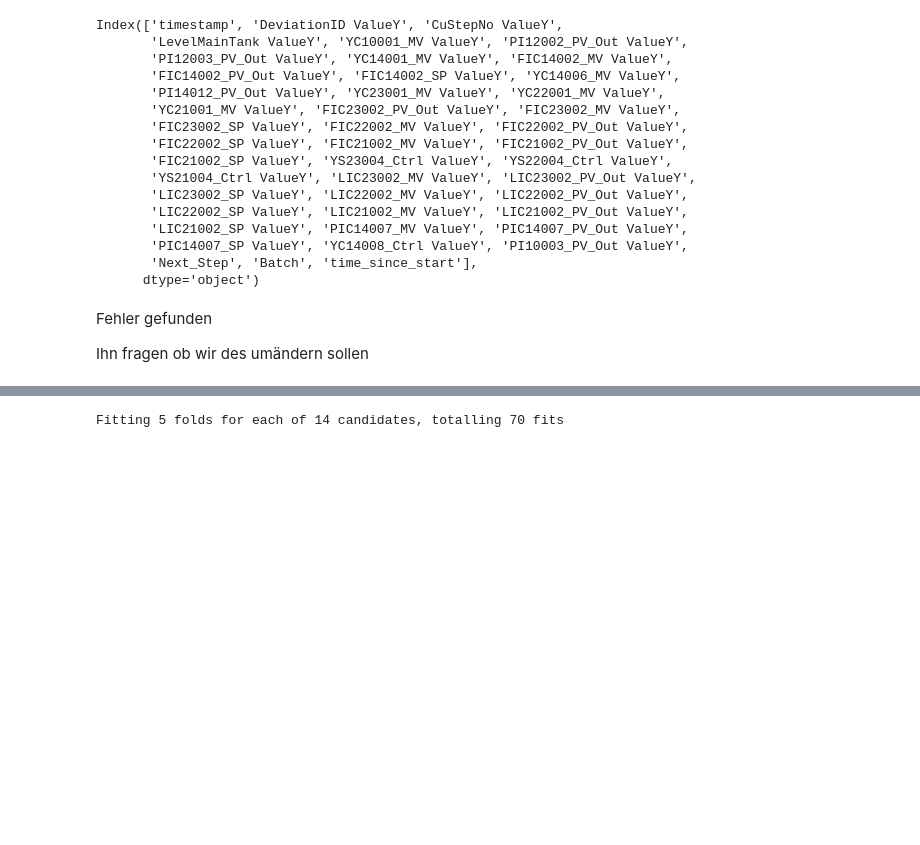
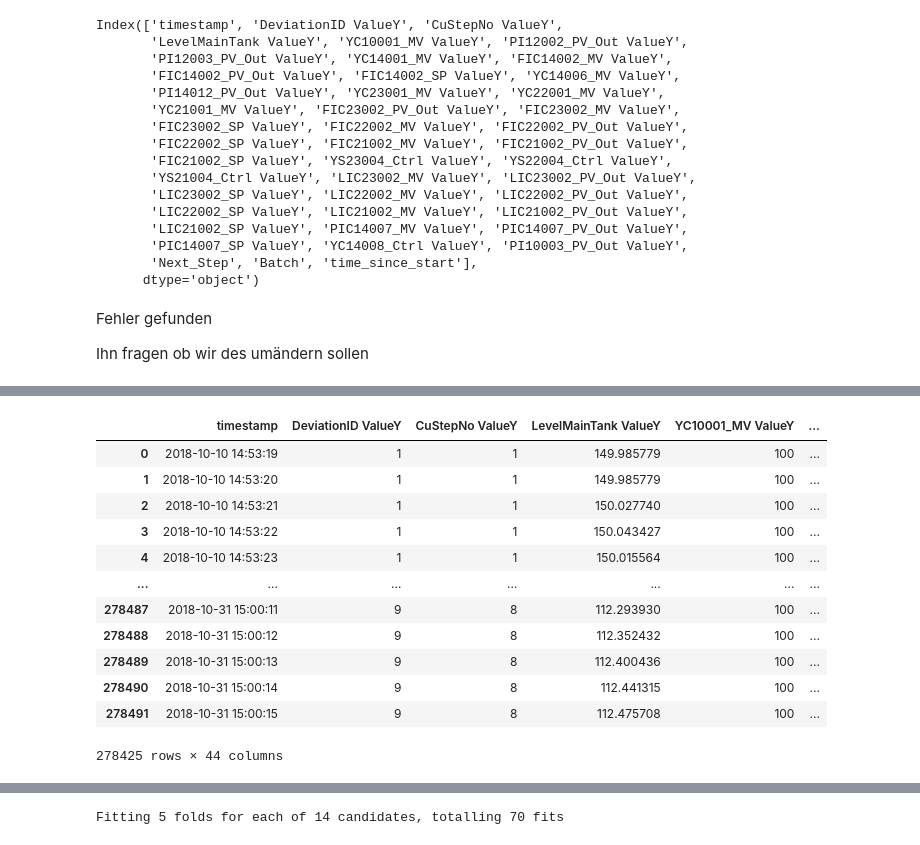
Before and after one commit to P-AEL/Analyse_von_Prozessdaten, a Jupyter notebook: Paul/Start.ipynb, the cells around one changed output, grey strips where cells are left out. Cells and saved outputs as stored; diff of their text form; code cells hidden in the pictures; blank space fills up the shorter version.

```diff
--- a/Paul/Start.ipynb
+++ b/Paul/Start.ipynb
@@ -312,3 +261,19 @@ Ihn fragen ob wir des umändern sollen
+# %%
+df_new
+# %% [output]
+|  | timestamp | DeviationID ValueY | CuStepNo ValueY | LevelMainTank ValueY | YC10001_MV ValueY | ... |
+| 0 | 2018-10-10 14:53:19 | 1 | 1 | 149.985779 | 100 | ... |
+| 1 | 2018-10-10 14:53:20 | 1 | 1 | 149.985779 | 100 | ... |
+| 2 | 2018-10-10 14:53:21 | 1 | 1 | 150.027740 | 100 | ... |
+| 3 | 2018-10-10 14:53:22 | 1 | 1 | 150.043427 | 100 | ... |
+| 4 | 2018-10-10 14:53:23 | 1 | 1 | 150.015564 | 100 | ... |
+| ... | ... | ... | ... | ... | ... | ... |
+| 278487 | 2018-10-31 15:00:11 | 9 | 8 | 112.293930 | 100 | ... |
+| 278488 | 2018-10-31 15:00:12 | 9 | 8 | 112.352432 | 100 | ... |
+| 278489 | 2018-10-31 15:00:13 | 9 | 8 | 112.400436 | 100 | ... |
+| 278490 | 2018-10-31 15:00:14 | 9 | 8 | 112.441315 | 100 | ... |
+| 278491 | 2018-10-31 15:00:15 | 9 | 8 | 112.475708 | 100 | ... |
+278425 rows × 44 columns
 # %%
 #Testset und Featureengineering
 
```
Also changed, not shown: parts of 25 cells of this notebook.
